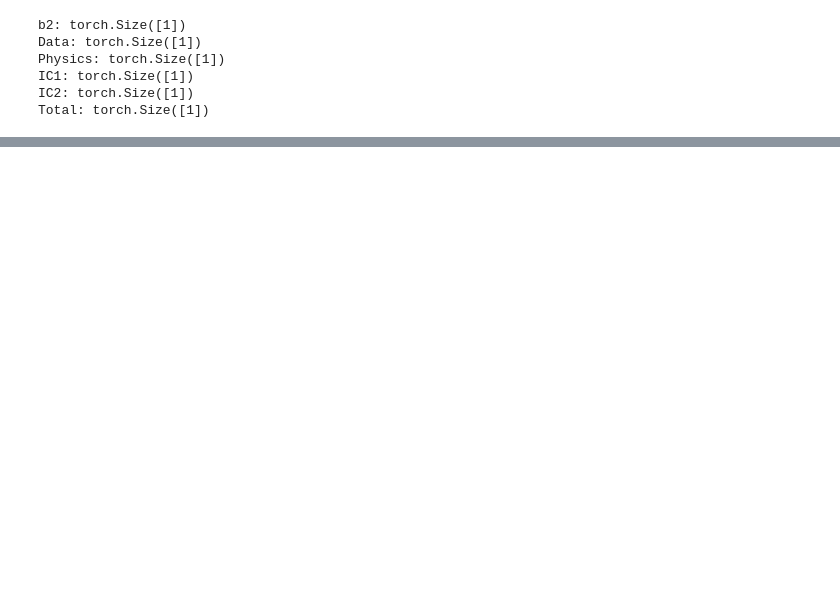
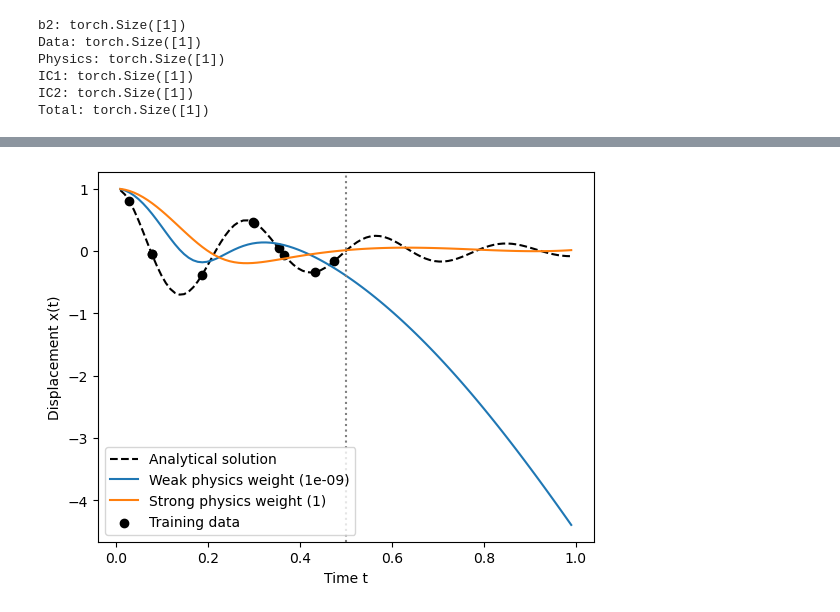
Before and after one commit to s234933/PINN, a Jupyter notebook: PINN-project-code_v.2.ipynb, the cells around one changed output, grey strips where cells are left out. Drawn from its saved outputs; the diff is of its cells as text; code cells hidden in the pictures; blank space fills up the shorter version.

```diff
--- a/PINN-project-code_v.2.ipynb
+++ b/PINN-project-code_v.2.ipynb
@@ -1147,0 +1379,29 @@ plt.show()
+# %%
+# Nu der prøver vi så at træne for to forskellige værdier af lambda_phys (en stor og en lille))
+lambda_phys_weak_hard= 0.000000001
+lambda_phys_strong_hard= 1
+net_weak_hard= train_pinn_hard(data_input, data_target, colloc_input, lambda_phys_weak_hard, num_epochs)
+net_strong_hard= train_pinn_hard(data_input, data_target, colloc_input, lambda_phys_strong_hard, num_epochs)
+# %%
+te_target = torch.from_numpy(data_true[1]).float().reshape(-1, 1)
+te_input= torch.from_numpy(data_true[0]).float().reshape(-1, 1)
+
+# så bruger vi de to trænede netværk til at lave forudsigelser på test dataen og sammenligner med den sande test data te_target.
+with torch.no_grad():
+    te_output_weak_hard = net_weak_hard(te_input).numpy().reshape(-1)
+    te_output_strong_hard = net_strong_hard(te_input).numpy().reshape(-1)
+
+t= te_input.numpy().reshape(-1)
+
+# og plot den analytiske løsning, de to forudsigelser og træningsdataen.
+plt.plot(t, te_target, "k--", label="Analytical solution")
+plt.plot(t, te_output_weak_hard*t**2+1, label="Weak physics weight (%g)" % lambda_phys_weak_hard)
+plt.plot(t, te_output_strong_hard*t**2+1, label="Strong physics weight (%g)" % lambda_phys_strong_hard)
+plt.scatter(data_hard_data[0], data_hard_data[1], color="black", label="Training data")
+plt.axvline(0.5, color="gray", linestyle=":")
+plt.xlabel("Time t")
+plt.ylabel("Displacement x(t)")
+plt.legend()
+plt.show()
+# %% [output]
+[figure, added]
```
Also changed, not shown: parts of 26 cells of this notebook.
